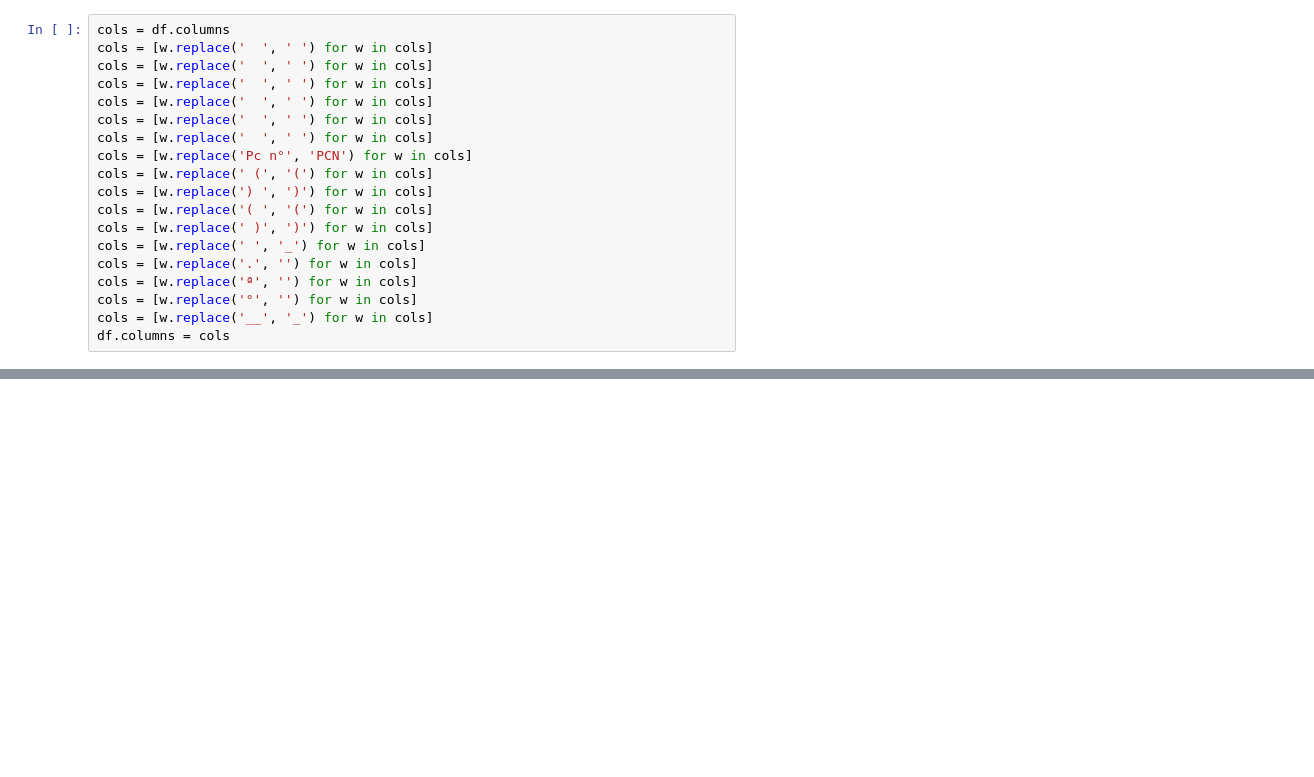
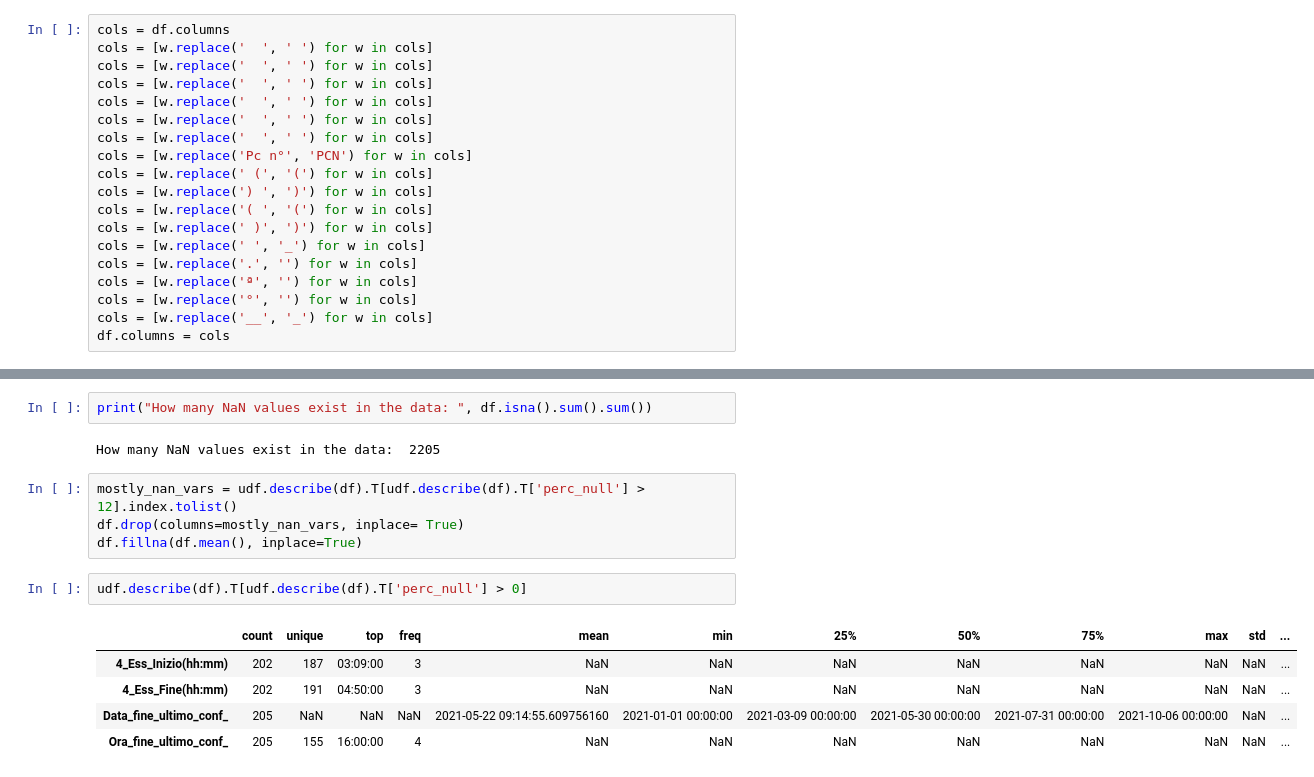
Before and after one commit to xsolinsx/ai-challenge-suanfarma, a Jupyter notebook: nagesh_kommuri/notebooks/eda_metadata.ipynb, the cells around one changed output, grey strips where cells are left out. Cells and saved outputs as stored; diff of their text form; blank space fills up the shorter version.

```diff
--- a/nagesh_kommuri/notebooks/eda_metadata.ipynb
+++ b/nagesh_kommuri/notebooks/eda_metadata.ipynb
@@ -57,0 +78,16 @@ udf.plot_corr(df, 50)
+# %%
+print("How many NaN values exist in the data: ", df.isna().sum().sum())
+# %% [output]
+How many NaN values exist in the data:  2205
+# %%
+mostly_nan_vars = udf.describe(df).T[udf.describe(df).T['perc_null'] > 12].index.tolist()
+df.drop(columns=mostly_nan_vars, inplace= True)
+df.fillna(df.mean(), inplace=True)
+# %%
+udf.describe(df).T[udf.describe(df).T['perc_null'] > 0]
+# %% [output]
+|  | count | unique | top | freq | mean | min | 25% | 50% | 75% | max | std | ... |
+| 4_Ess_Inizio(hh:mm) | 202 | 187 | 03:09:00 | 3 | NaN | NaN | NaN | NaN | NaN | NaN | NaN | ... |
+| 4_Ess_Fine(hh:mm) | 202 | 191 | 04:50:00 | 3 | NaN | NaN | NaN | NaN | NaN | NaN | NaN | ... |
+| Data_fine_ultimo_conf_ | 205 | NaN | NaN | NaN | 2021-05-22 09:14:55.609756160 | 2021-01-01 00:00:00 | 2021-03-09 00:00:00 | 2021-05-30 00:00:00 | 2021-07-31 00:00:00 | 2021-10-06 00:00:00 | NaN | ... |
+| Ora_fine_ultimo_conf_ | 205 | 155 | 16:00:00 | 4 | NaN | NaN | NaN | NaN | NaN | NaN | NaN | ... |
```
Also changed, not shown: parts of 14 cells of this notebook, 1 other file.
